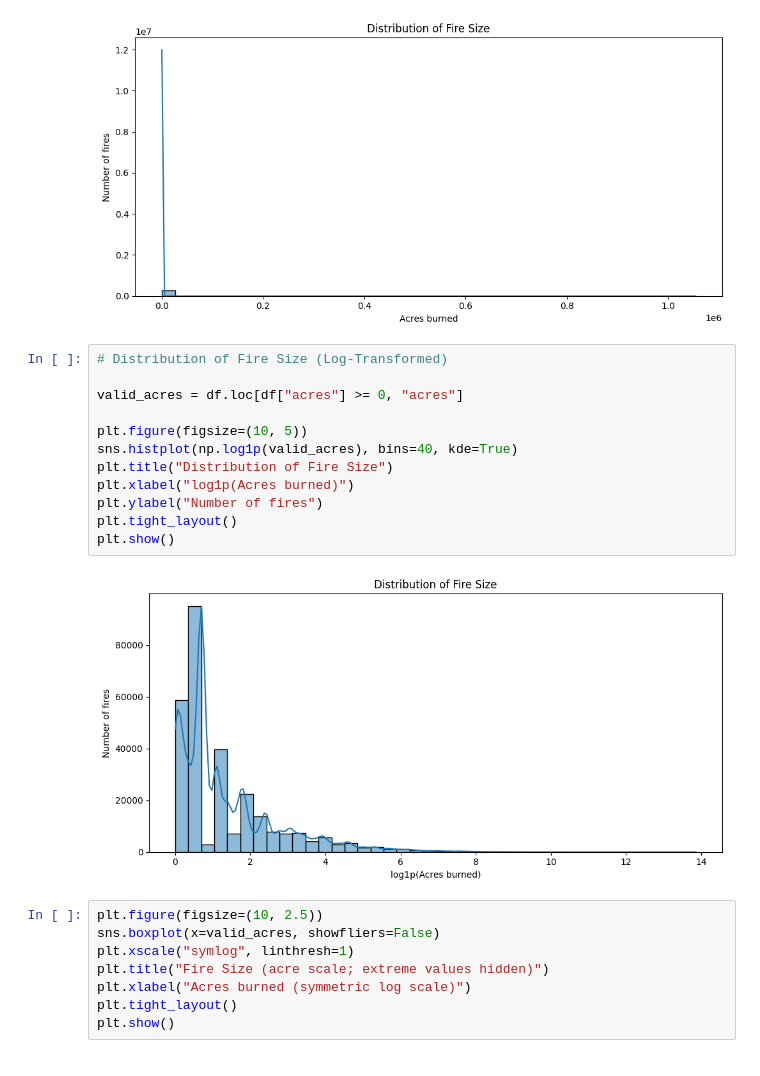
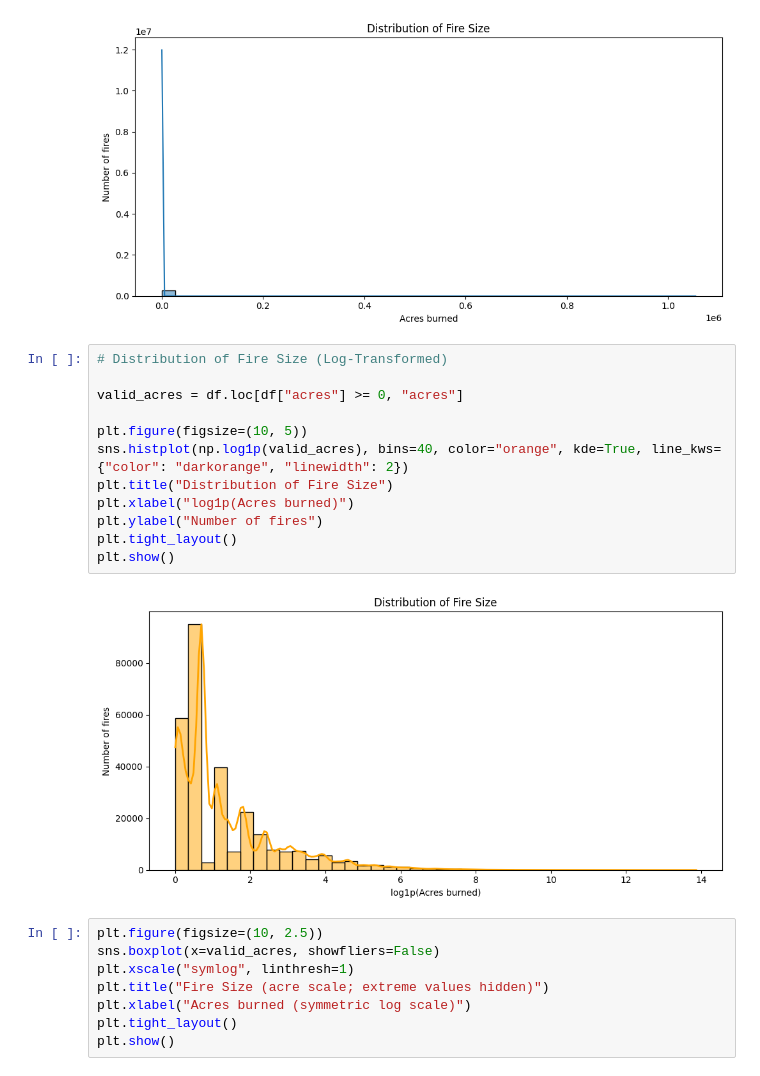
Before and after one commit to HAP-15/Data-Science-Capstone-Project-Wildfire-Prediction, a Jupyter notebook: EDA_work.ipynb, the cells around one changed output. Cells and saved outputs as stored; diff of their text form.

```diff
--- a/EDA_work.ipynb
+++ b/EDA_work.ipynb
@@ -185,17 +185,17 @@ plt.show()
 # %%
 # Distribution of Fire Size (Log-Transformed)
 
 valid_acres = df.loc[df["acres"] >= 0, "acres"]
 
 plt.figure(figsize=(10, 5))
-sns.histplot(np.log1p(valid_acres), bins=40, kde=True)
+sns.histplot(np.log1p(valid_acres), bins=40, color="orange", kde=True, line_kws={"color": "darkorange", "linewidth": 2})
 plt.title("Distribution of Fire Size")
 plt.xlabel("log1p(Acres burned)")
 plt.ylabel("Number of fires")
 plt.tight_layout()
 plt.show()
 # %% [output]
-[figure, old version]
+[figure, new version]
 # %%
 plt.figure(figsize=(10, 2.5))
 sns.boxplot(x=valid_acres, showfliers=False)
```
Also changed, not shown: parts of 6 cells of this notebook.
